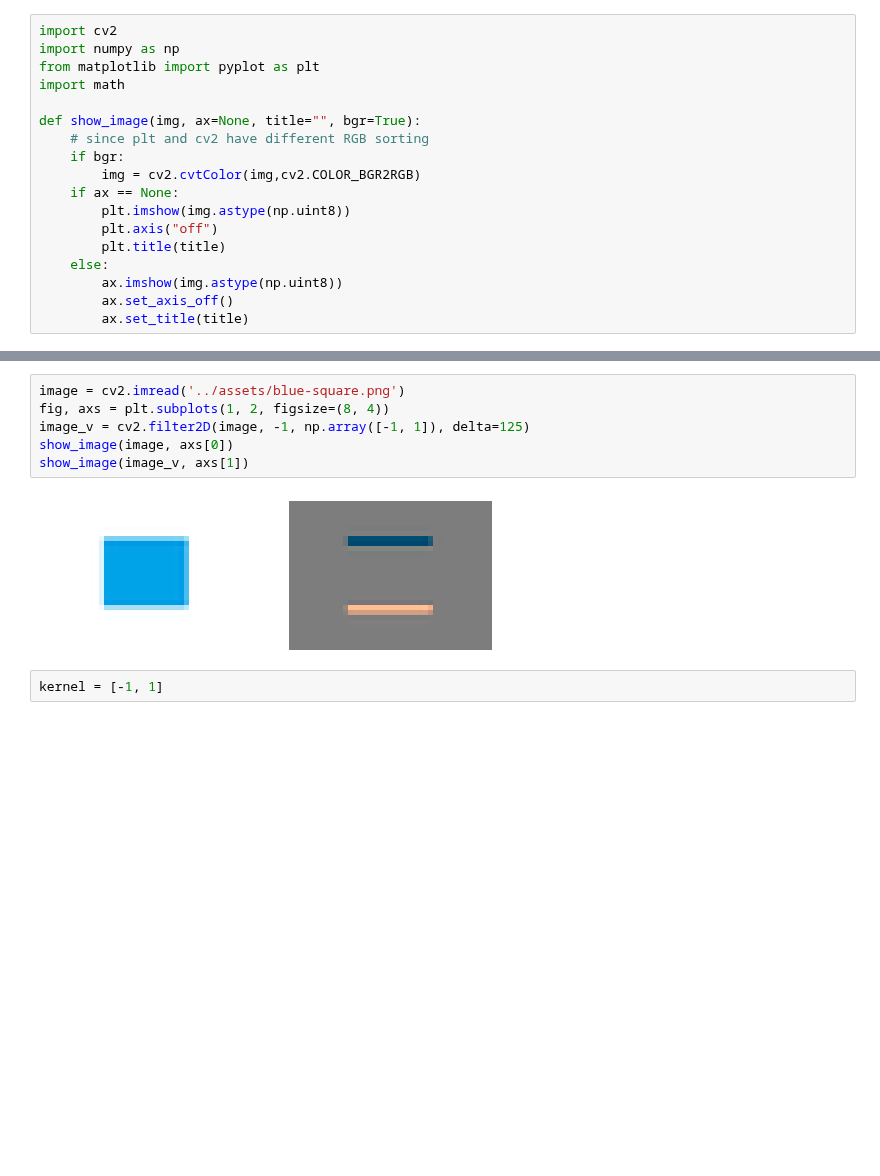
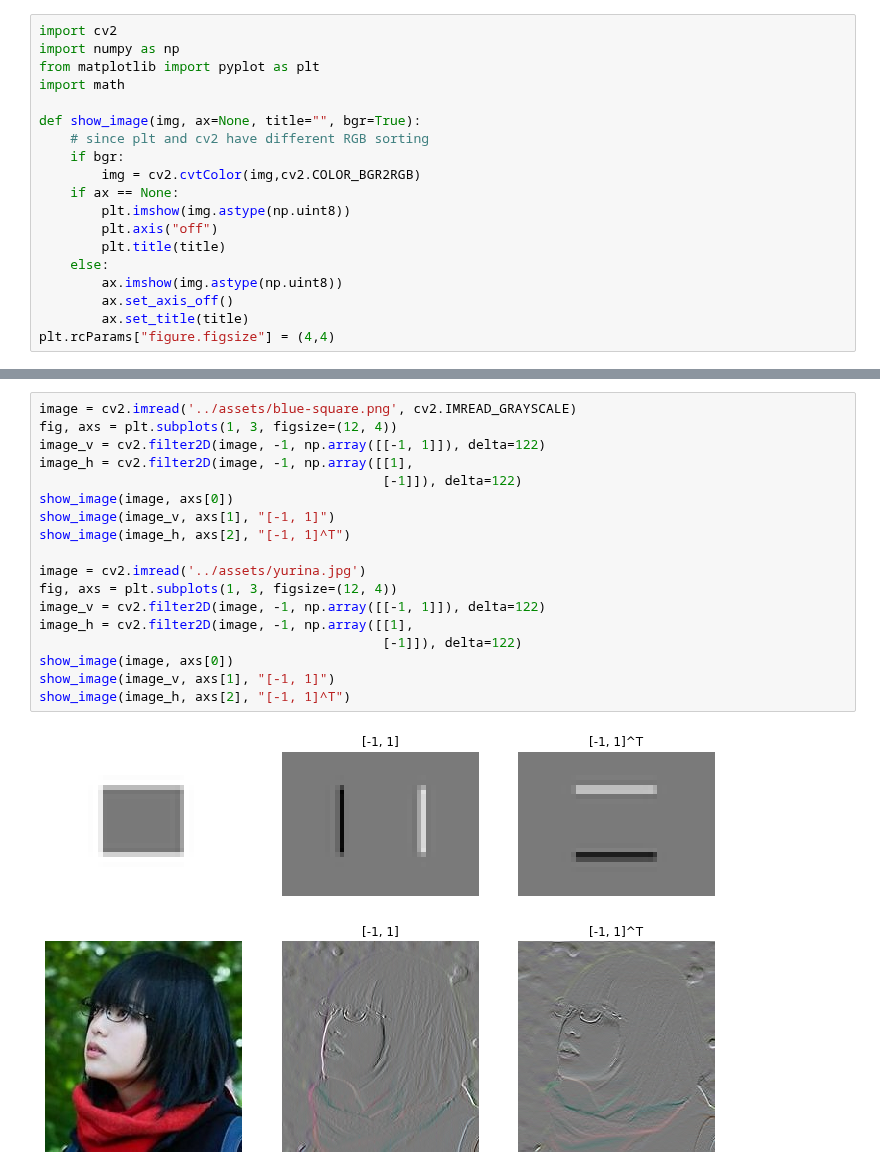
Before and after one commit to lihd1003/19W-Course-Material, a Jupyter notebook: CSC420 Intro to Image Understanding/NOTE/Edge Detection.ipynb, the cells around one changed output, grey strips where cells are left out. Drawn from its saved outputs; the diff is of its cells as text; blank space fills up the shorter version.

```diff
--- a/CSC420 Intro to Image Understanding/NOTE/Edge Detection.ipynb
+++ b/CSC420 Intro to Image Understanding/NOTE/Edge Detection.ipynb
@@ -16,4 +16,5 @@ def show_image(img, ax=None, title="", bgr=True):
         ax.imshow(img.astype(np.uint8))
         ax.set_axis_off()
         ax.set_title(title)
+plt.rcParams["figure.figsize"] = (4,4)
 # %% [markdown]
@@ -23,13 +24,24 @@ An edge is a place of rapid change in image intensity function $\Rightarrow$ ext
 Since the image is discrete in pixels, take first-order forward discrete derivative (finite difference)
 
 $$\frac{\partial f(x,y)}{\partial x} = \lim_{h \rightarrow 0}\frac{f(x+h, y) - f(x,y)}{g}\approx \frac{f(x+1, y) - f(x,y)}{1}$$
-# %%
-image = cv2.imread('../assets/blue-square.png')
-fig, axs = plt.subplots(1, 2, figsize=(8, 4))
-image_v = cv2.filter2D(image, -1, np.array([-1, 1]), delta=125)
-show_image(image, axs[0])
-show_image(image_v, axs[1])
-# %% [output]
-[figure, removed]
-# %%
-kernel = [-1, 1]
+# %%
+image = cv2.imread('../assets/blue-square.png', cv2.IMREAD_GRAYSCALE)
+fig, axs = plt.subplots(1, 3, figsize=(12, 4))
+image_v = cv2.filter2D(image, -1, np.array([[-1, 1]]), delta=122)
+image_h = cv2.filter2D(image, -1, np.array([[1],
+                                            [-1]]), delta=122)
+show_image(image, axs[0])
+show_image(image_v, axs[1], "[-1, 1]")
+show_image(image_h, axs[2], "[-1, 1]^T")
+
+image = cv2.imread('../assets/yurina.jpg')
+fig, axs = plt.subplots(1, 3, figsize=(12, 4))
+image_v = cv2.filter2D(image, -1, np.array([[-1, 1]]), delta=122)
+image_h = cv2.filter2D(image, -1, np.array([[1],
+                                            [-1]]), delta=122)
+show_image(image, axs[0])
+show_image(image_v, axs[1], "[-1, 1]")
+show_image(image_h, axs[2], "[-1, 1]^T")
+# %% [output]
+[figure, added]
+[figure, added]
```
Also changed, not shown: parts of 12 cells of this notebook, 5 other files.
